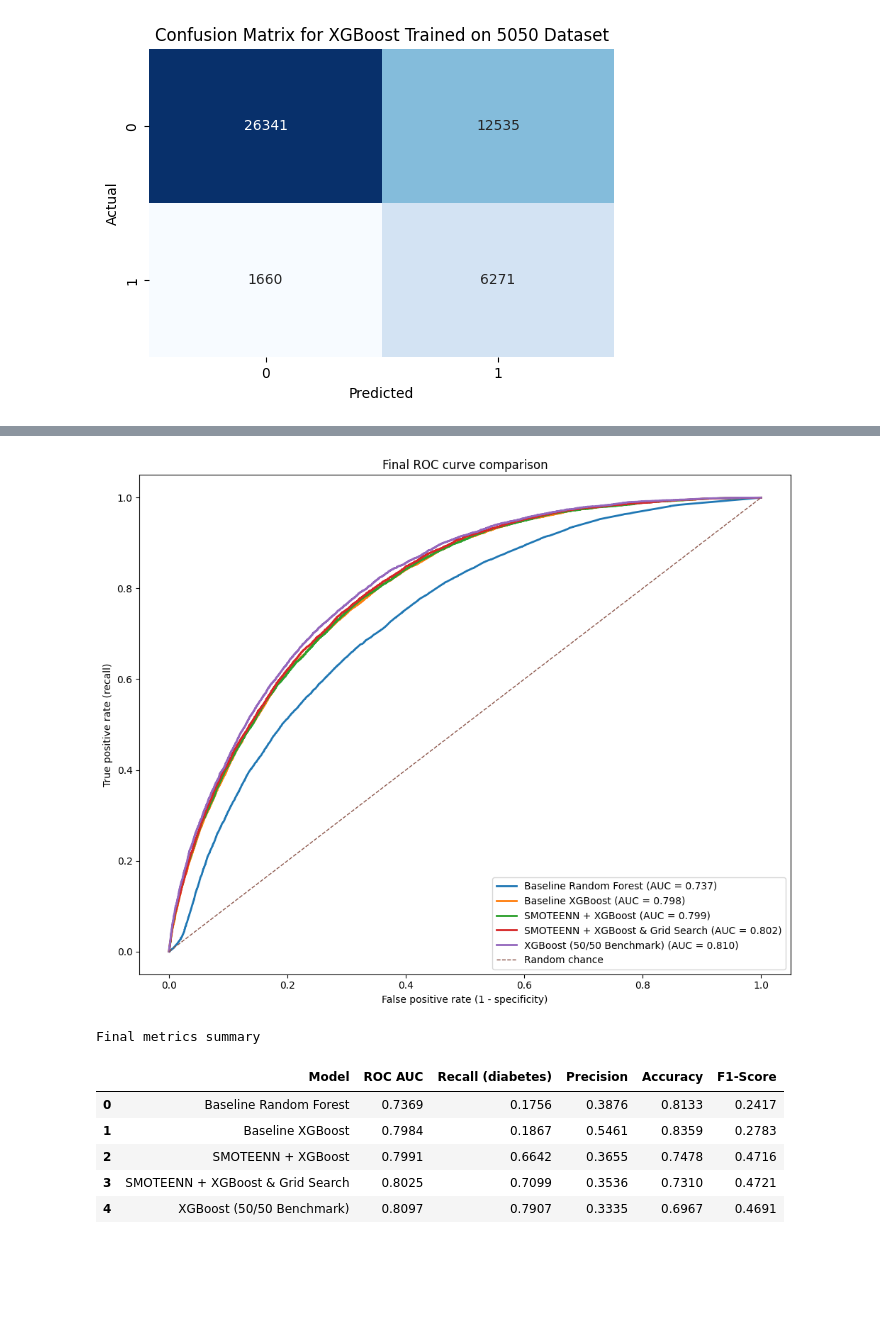
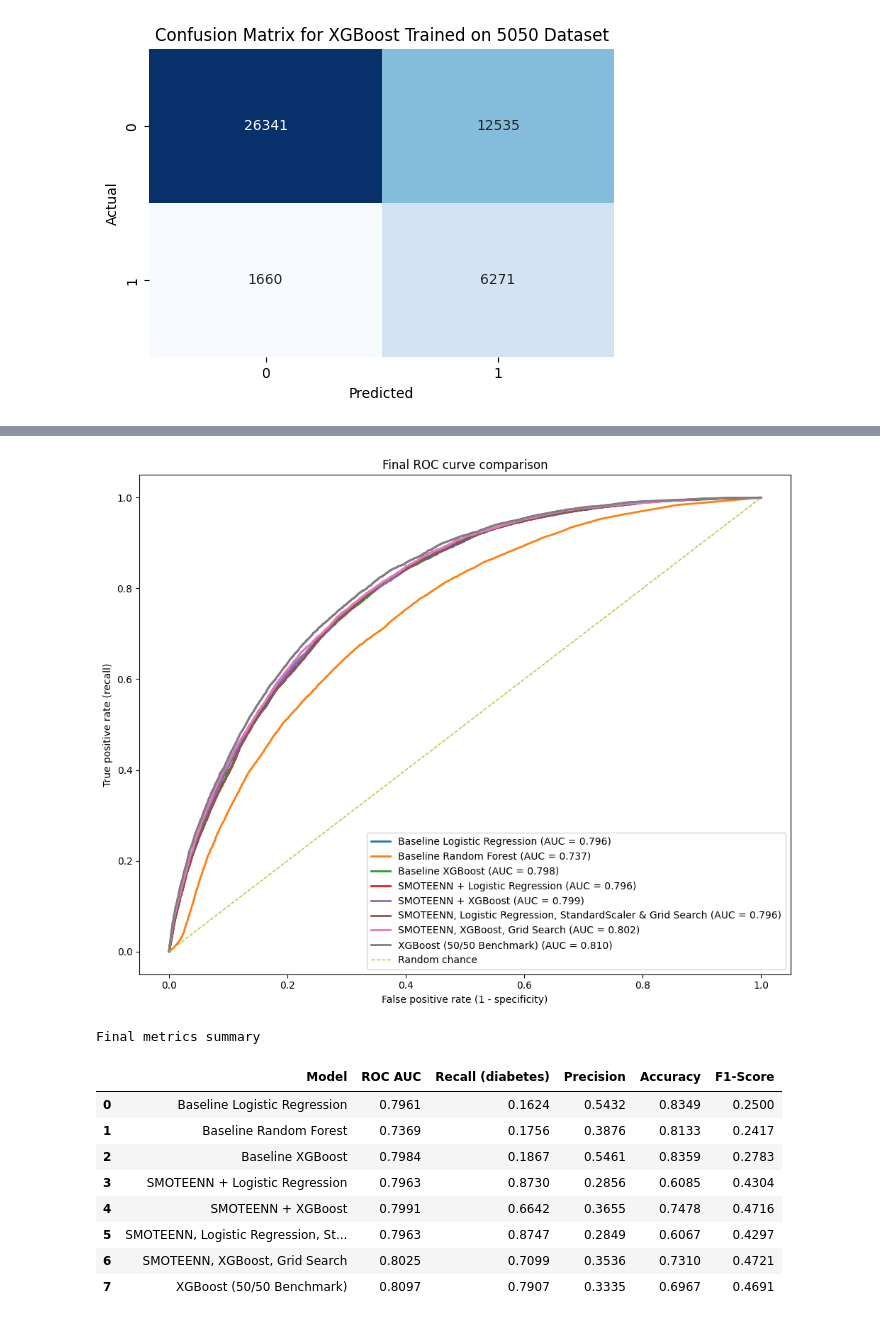
Before and after one commit to ausathdzil/diabetes-prediction, a Jupyter notebook: notebooks/diabetes_prediction.ipynb, the cells around one changed output, grey strips where cells are left out. Cells and saved outputs as stored; diff of their text form; code cells hidden in the pictures; blank space fills up the shorter version.

```diff
--- a/notebooks/diabetes_prediction.ipynb
+++ b/notebooks/diabetes_prediction.ipynb
@@ -231,8 +246,12 @@ def evaluate_model(model, X_test, y_test, model_name):
 # %%
 # Baseline models
 
+from sklearn.linear_model import LogisticRegression
 from sklearn.ensemble import RandomForestClassifier
 from xgboost import XGBClassifier
+
+logreg_baseline = LogisticRegression(random_state=42, max_iter=1000)
+logreg_baseline.fit(X_train, y_train)
 
 rf_baseline = RandomForestClassifier(random_state=42, n_jobs=-1)
 rf_baseline.fit(X_train, y_train)
@@ -240,6 +259,7 @@ rf_baseline.fit(X_train, y_train)
 xgb_baseline = XGBClassifier(random_state=42, n_jobs=-1)
 xgb_baseline.fit(X_train, y_train)
 
+evaluate_model(logreg_baseline, X_test, y_test, "Baseline Logistic Regression")
 evaluate_model(rf_baseline, X_test, y_test, "Baseline Random Forest")
 evaluate_model(xgb_baseline, X_test, y_test, "Baseline XGBoost")
 # %% [output]
@@ -312,5 +341,8 @@ Berbeda dengan SMOTE standar yang sekadar menyamakan jumlah data, SMOTEENN mengh
 # %%
 # With SMOTEENN
+
+logreg_smote_enn = LogisticRegression(random_state=42, max_iter=1000)
+logreg_smote_enn.fit(X_train_smote_enn, y_train_smote_enn)
 
 rf_smote_enn = RandomForestClassifier(random_state=42, n_jobs=-1)
 rf_smote_enn.fit(X_train_smote_enn, y_train_smote_enn)
@@ -318,6 +350,7 @@ rf_smote_enn.fit(X_train_smote_enn, y_train_smote_enn)
 xgb_smote_enn = XGBClassifier(random_state=42, n_jobs=-1)
 xgb_smote_enn.fit(X_train_smote_enn, y_train_smote_enn)
 
+evaluate_model(logreg_smote_enn, X_test, y_test, "Logistic Regression with SMOTEENN")
 evaluate_model(rf_smote_enn, X_test, y_test, "Random Forest with SMOTEENN")
 evaluate_model(xgb_smote_enn, X_test, y_test, "XGBoost with SMOTEENN")
 # %% [output]
@@ -357,29 +458,37 @@ Transformasi data dengan SMOTEENN terbukti sukses mengatasi kegagalan deteksi pa
 # %%
-# Apply grid search to XGBoost with SMOTEENN in pipeline
-
-from imblearn.pipeline import Pipeline as ImbPipeline
-from sklearn.model_selection import GridSearchCV
+# Same for XGBoost
 
 pipeline = ImbPipeline([
     ('smote_enn', SMOTEENN(random_state=42)),
     ('xgb', XGBClassifier(random_state=42, n_jobs=1))
 ])
 
-param_grid_pipe = {
+param_grid_xgb = {
+    # 'max_depth' mengontrol seberapa dalam/kompleks setiap pohon keputusan yang dibuat.
+    # Nilai 3: Pohon dangkal, lebih kebal terhadap overfitting.
+    # Nilai 5: Pohon lebih dalam, bisa menangkap pola lebih kompleks tapi berisiko overfitting.
     'xgb__max_depth': [3, 5],
+
+    # 'learning_rate' (eta) mengontrol seberapa besar langkah koreksi tiap pohon baru.
+    # Nilai lebih kecil (0.05) membuat model belajar lebih lambat dan hati-hati, biasanya butuh pohon lebih banyak.
+    # Nilai agak besar (0.1) membuat model belajar lebih cepat konvergen.
     'xgb__learning_rate': [0.05, 0.1],
+
+    # 'n_estimators' adalah total jumlah pohon keputusan yang akan dibangun.
+    # 100 pohon vs 200 pohon. Biasanya berhubungan terbalik dengan learning_rate
+    # (learning_rate kecil butuh n_estimators besar, dan sebaliknya).
     'xgb__n_estimators': [100, 200]
 }
 
-grid_search_pipe = GridSearchCV(
+grid_search_xgb = GridSearchCV(
     estimator=pipeline,
-    param_grid=param_grid_pipe,
+    param_grid=param_grid_xgb,
     scoring='roc_auc',
     cv=3,
     verbose=2,
     n_jobs=-1
 )
 
-grid_search_pipe.fit(X_train, y_train)
+grid_search_xgb.fit(X_train, y_train)
 # %% [output]
 Fitting 3 folds for each of 8 candidates, totalling 24 fits
@@ -521,10 +662,13 @@ Hasil *benchmark* ini menjadi pembuktian final atas keunggulan metode **SMOTEENN
 from sklearn.metrics import roc_curve, precision_recall_fscore_support, accuracy_score
 
 models_to_compare = {
+    "Baseline Logistic Regression": logreg_baseline,
     "Baseline Random Forest": rf_baseline,
     "Baseline XGBoost": xgb_baseline,
+    "SMOTEENN + Logistic Regression": logreg_smote_enn,
     "SMOTEENN + XGBoost": xgb_smote_enn,
-    "SMOTEENN + XGBoost & Grid Search": grid_search_pipe.best_estimator_,
+    "SMOTEENN, Logistic Regression, StandardScaler & Grid Search": grid_search_lr.best_estimator_,
+    "SMOTEENN, XGBoost, Grid Search": grid_search_xgb.best_estimator_,
     "XGBoost (50/50 Benchmark)": xgb_5050
 }
 
@@ -539,39 +683,42 @@ for name, model in models_to_compare.items():
     auc = roc_auc_score(y_test, y_prob)
 
     acc = accuracy_score(y_test, y_pred)
     precision, recall, f1, _ = precision_recall_fscore_support(y_test, y_pred, labels=[1.0], average=None)
 
     plt.plot(fpr, tpr, lw=2, label=f'{name} (AUC = {auc:.3f})')
 
     results_list.append({
         "Model": name,
         "ROC AUC": auc,
         "Recall (diabetes)": recall[0],
         "Precision": precision[0],
         "Accuracy": acc,
         "F1-Score": f1[0]
     })
 
 plt.plot([0, 1], [0, 1], lw=1, linestyle='--', label='Random chance')
 plt.xlabel('False positive rate (1 - specificity)')
 plt.ylabel('True positive rate (recall)')
 plt.title('Final ROC curve comparison')
 plt.legend(loc='lower right')
 plt.tight_layout()
 plt.show()
 
 results_df = pd.DataFrame(results_list)
 results_df = results_df.round(4)
 
 print("Final metrics summary")
 display(results_df)
 # %% [output]
-[figure, old version]
+[figure, new version]
 Final metrics summary
 |  | Model | ROC AUC | Recall (diabetes) | Precision | Accuracy | F1-Score |
-| 0 | Baseline Random Forest | 0.7369 | 0.1756 | 0.3876 | 0.8133 | 0.2417 |
-| 1 | Baseline XGBoost | 0.7984 | 0.1867 | 0.5461 | 0.8359 | 0.2783 |
-| 2 | SMOTEENN + XGBoost | 0.7991 | 0.6642 | 0.3655 | 0.7478 | 0.4716 |
-| 3 | SMOTEENN + XGBoost & Grid Search | 0.8025 | 0.7099 | 0.3536 | 0.7310 | 0.4721 |
-| 4 | XGBoost (50/50 Benchmark) | 0.8097 | 0.7907 | 0.3335 | 0.6967 | 0.4691 |
+| 0 | Baseline Logistic Regression | 0.7961 | 0.1624 | 0.5432 | 0.8349 | 0.2500 |
+| 1 | Baseline Random Forest | 0.7369 | 0.1756 | 0.3876 | 0.8133 | 0.2417 |
+| 2 | Baseline XGBoost | 0.7984 | 0.1867 | 0.5461 | 0.8359 | 0.2783 |
+| 3 | SMOTEENN + Logistic Regression | 0.7963 | 0.8730 | 0.2856 | 0.6085 | 0.4304 |
+| 4 | SMOTEENN + XGBoost | 0.7991 | 0.6642 | 0.3655 | 0.7478 | 0.4716 |
+| 5 | SMOTEENN, Logistic Regression, St... | 0.7963 | 0.8747 | 0.2849 | 0.6067 | 0.4297 |
+| 6 | SMOTEENN, XGBoost, Grid Search | 0.8025 | 0.7099 | 0.3536 | 0.7310 | 0.4721 |
+| 7 | XGBoost (50/50 Benchmark) | 0.8097 | 0.7907 | 0.3335 | 0.6967 | 0.4691 |
 # %% [markdown]
```
Also changed, not shown: parts of 33 cells of this notebook.
